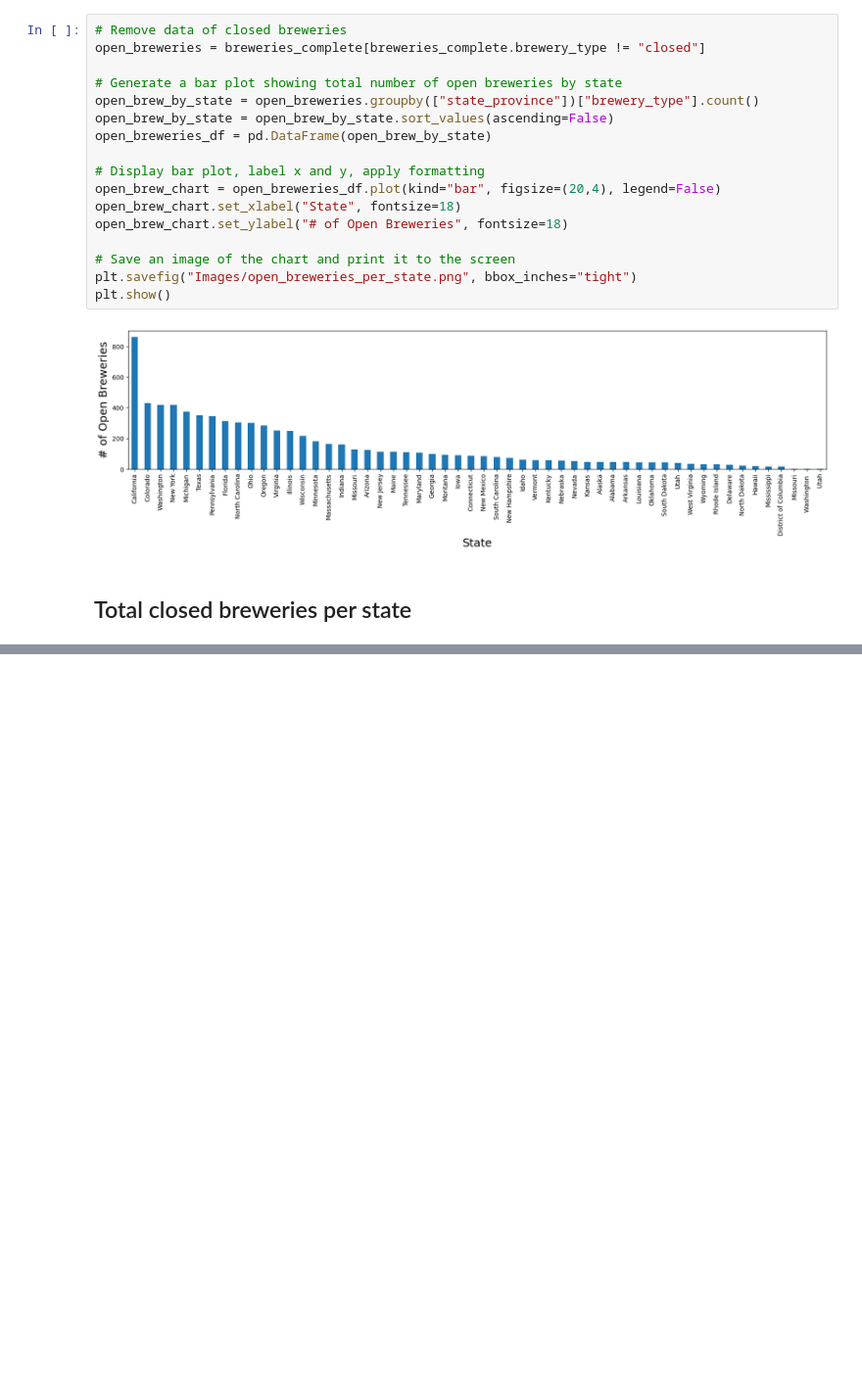
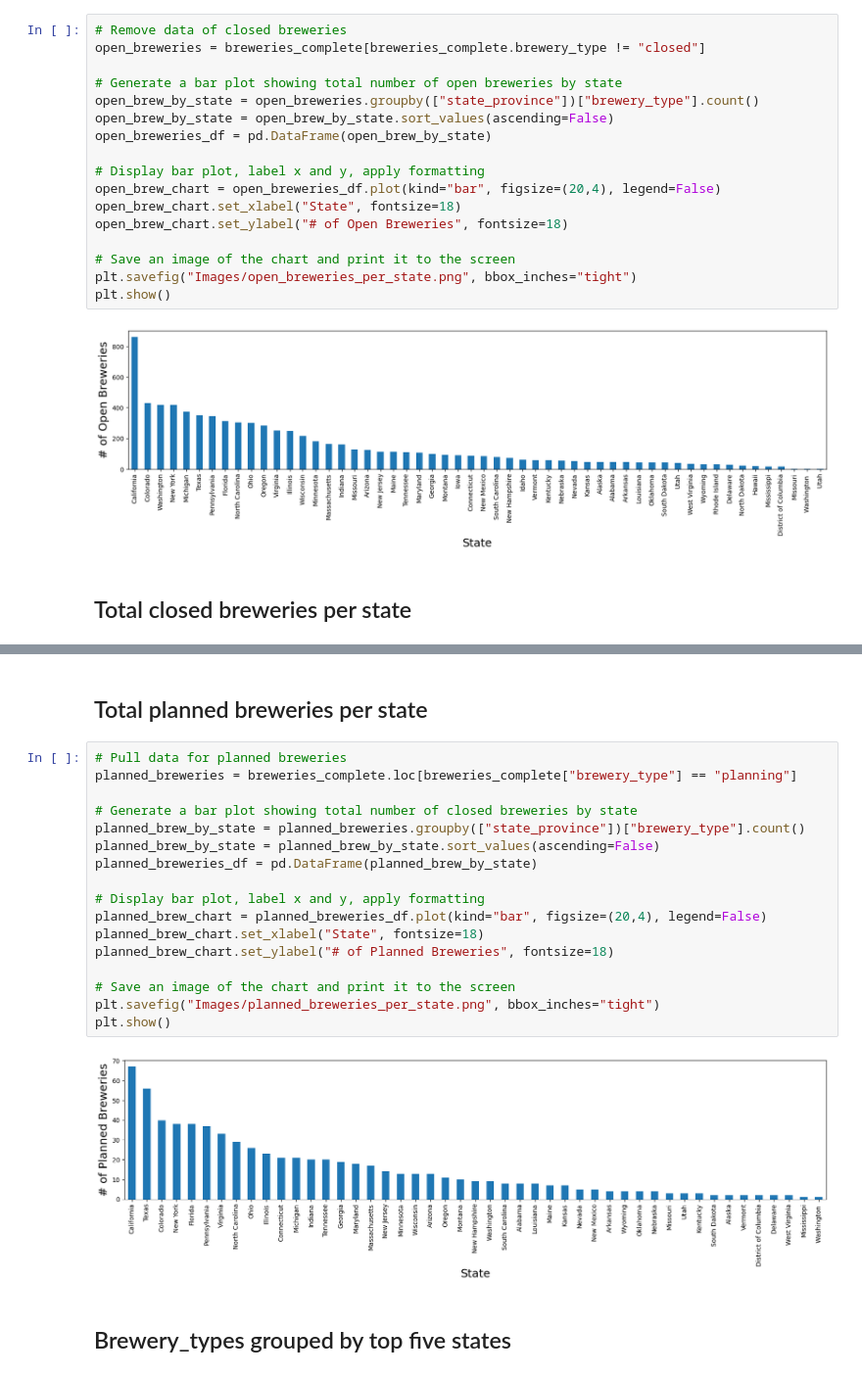
Before and after one commit to rpatel9877/project1, a Jupyter notebook: starter folders/andrew_hawthorne/brewery_charts.ipynb, the cells around one changed output, grey strips where cells are left out. Shown at 98% size. Cells and saved outputs as stored; diff of their text form; blank space fills up the shorter version.

```diff
--- a/starter folders/andrew_hawthorne/brewery_charts.ipynb
+++ b/starter folders/andrew_hawthorne/brewery_charts.ipynb
@@ -82,0 +85,23 @@ plt.show
+# %% [markdown]
+## Total planned breweries per state
+# %%
+# Pull data for planned breweries
+planned_breweries = breweries_complete.loc[breweries_complete["brewery_type"] == "planning"]
+
+# Generate a bar plot showing total number of closed breweries by state
+planned_brew_by_state = planned_breweries.groupby(["state_province"])["brewery_type"].count()
+planned_brew_by_state = planned_brew_by_state.sort_values(ascending=False)
+planned_breweries_df = pd.DataFrame(planned_brew_by_state)
+
+# Display bar plot, label x and y, apply formatting
+planned_brew_chart = planned_breweries_df.plot(kind="bar", figsize=(20,4), legend=False)
+planned_brew_chart.set_xlabel("State", fontsize=18)
+planned_brew_chart.set_ylabel("# of Planned Breweries", fontsize=18)
+
+# Save an image of the chart and print it to the screen
+plt.savefig("Images/planned_breweries_per_state.png", bbox_inches="tight")
+plt.show()
+# %% [output]
+[figure, added]
+# %% [markdown]
+## Brewery_types grouped by top five states
```
Also changed, not shown: parts of 2 cells of this notebook, 2 other files.
